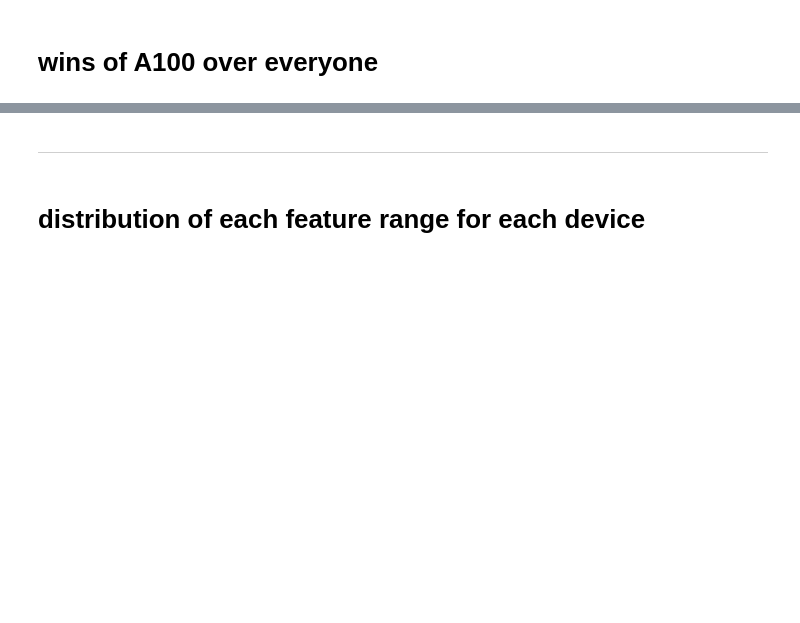
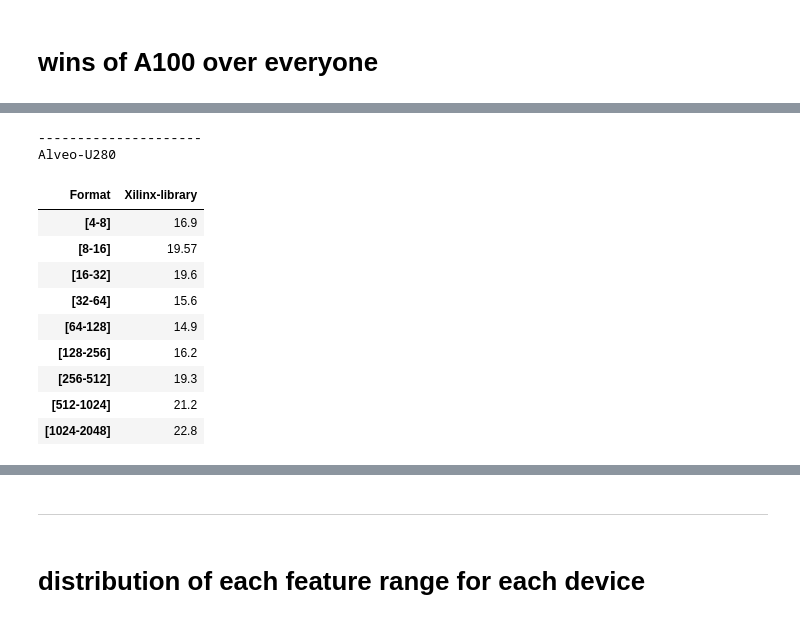
Before and after one commit to cslab-ntua/SpMV-Research, a Jupyter notebook: results_visualization/synthetic_plotter.ipynb, the cells around one changed output, grey strips where cells are left out. Saved outputs shown, nothing was run; the diff lists cells and outputs as text; code cells hidden in the pictures; blank space fills up the shorter version.

```diff
--- a/results_visualization/synthetic_plotter.ipynb
+++ b/results_visualization/synthetic_plotter.ipynb
@@ -2007 +2086,81 @@ ARM-NEON 72.85
+# %%
+def print_distribution_col100(feature, feat_categ, ranges_feature, group_system_best, verbose = True, format_name=''):
+    total = group_system_best.shape[0]
+    if(verbose):
+        print(feature + ' distribution in dataset')
+    ndf_row = [format_name]
+    for val in ranges_feature:
+        group_system_best_feat = group_system_best[group_system_best[feat_categ]==val]
+        cnt = group_system_best_feat.shape[0]
+        new_string = str(np.round(group_system_best_feat['gflops'].median(),2))# + " GF"
+        if(verbose):
+            print(val, '\t', cnt,'/', total,'\t', new_string)
+        ndf_row.append(new_string)
+    return ndf_row
+
+# group_data = group_system_best
+group_data = groupreps
+
+# ranges_dev = ['Tesla-A100', 'Tesla-V100', 'AMD-EPYC', 'ARM-NEON', 'Alveo-U280']
+# ranges_dev = ['Tesla-A100', 'AMD-EPYC1', 'INTEL-GOLD2', 'ARM-NEON', 'Alveo-U280']
+ranges_dev = ['Tesla-V100', 'Tesla-A100', 'AMD-HAWK', 'AMD-EPYC1', 'ARM-NEON', 'POWER9', 'Alveo-U280']
+ranges_dev = ['Alveo-U280']
+# ranges_dev = ['AMD-HAWK', 'AMD-EPYC1', 'ARM-NEON']
+# ranges_dev = ['AMD-EPYC1', ]#'AMD-EPYC1', 'ARM-NEON']
+research_formats = ['Merge', 'SparseX', 'SELL-C-s', 'CSR5']
+
+research_only = False
+# research_only = True
+
+features = ['mem_range', 'anr_categ', 'skew_categ', 'regularity']
+rangess = [ranges_memr, ranges_anr, ranges_skew, ranges_regularity]
+cnttt = 0
+
+group_data_system_list=[]
+for system in ranges_dev:
+    print('---------------------')
+    print(system)
+    formats = [x.split("\n")[1] for x in ranges_impl_arch_backup if
+               ((x.split(" )")[0].split("( ")[1] == system) and
+                (x.split("\n")[1] in set(group_data[group_data['System']==x.split(" )")[0].split("( ")[1]]['implementation'])))]
+
+    if(research_only):
+        formats = [ i if i in research_formats else '' for i in formats]
+        while('' in formats):
+            formats.remove('')
+
+    group_data_sys = group_data[group_data['System']==system]
+
+    new_df_list = []
+    for f in formats:
+        group_data_sys_f = group_data_sys[group_data_sys['implementation'] == f]
+        # print(system, '\t', f, '\t', group_data_sys_f.shape[0])
+
+
+        # group_data_sys_f = group_data_sys_f.round({'avg_nz_row':0, 'skew_coeff':-2})
+        # print('avg_nz_row', '\t', sorted(set(group_data_sys_f['avg_nz_row'])))
+        # print('skew_coeff', '\t', sorted(set(group_data_sys_f['skew_coeff'])))
+        # print('regularity', '\t', sorted(set(group_data_sys_f['regularity'])))
+
+        feat, ranges_feat = features[cnttt], rangess[cnttt]
+        ndf_row = print_distribution_col100(feat, feat, ranges_feat, group_data_sys_f, verbose=False, format_name = f)
+        new_df_list.append(ndf_row)
+
+    new_df = pd.DataFrame(new_df_list, columns = ['Format'] + ranges_feat)
+    new_df.set_index('Format', inplace=True)
+    new_df = new_df.T
+    display(new_df)
+# %% [output]
+---------------------
+Alveo-U280
+| Format | Xilinx-library |
+| [4-8] | 16.9 |
+| [8-16] | 19.57 |
+| [16-32] | 19.6 |
+| [32-64] | 15.6 |
+| [64-128] | 14.9 |
+| [128-256] | 16.2 |
+| [256-512] | 19.3 |
+| [512-1024] | 21.2 |
+| [1024-2048] | 22.8 |
 # %% [markdown]
```
Also changed, not shown: parts of 83 cells of this notebook, 46 other files.
